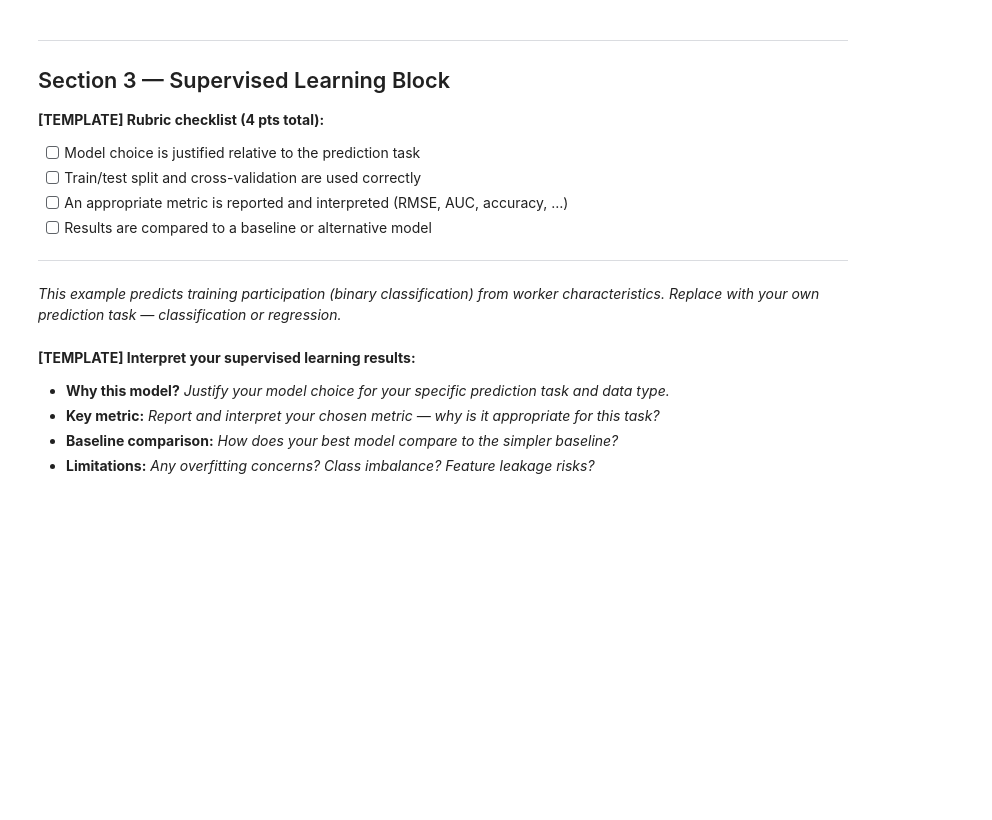
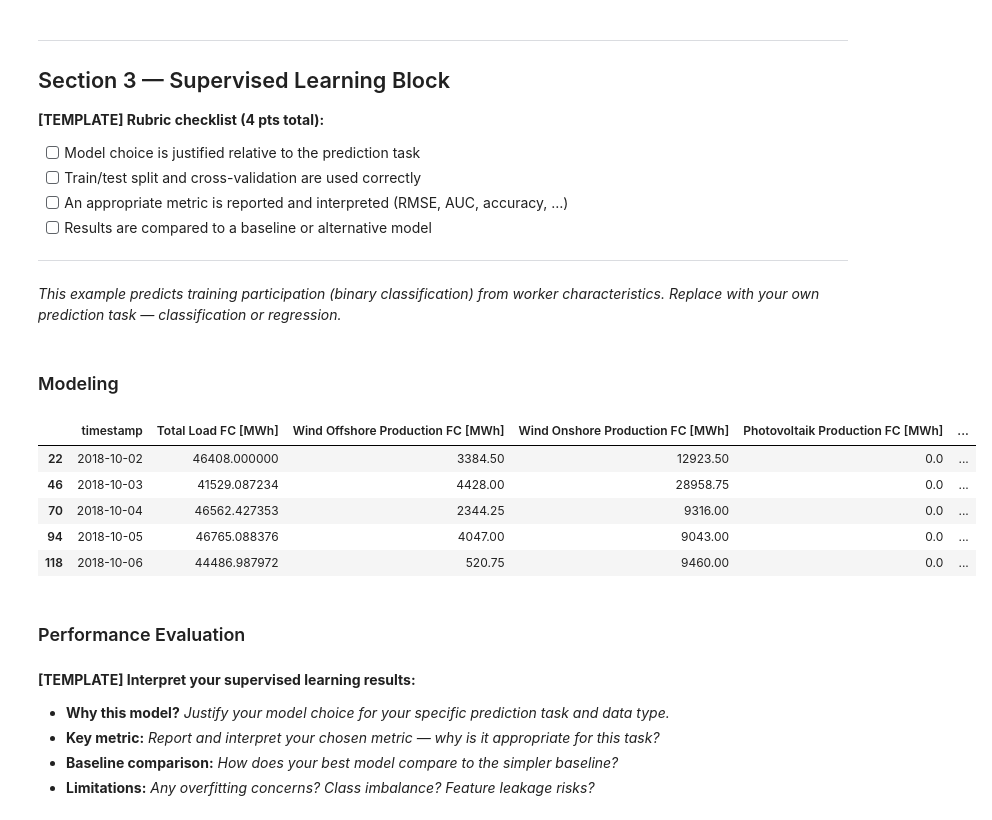
Before and after one commit to TimSchmale/dai-mission-group-T, a Jupyter notebook: notebook.ipynb, the cells around one changed output. Cells and saved outputs as stored; diff of their text form; code cells hidden in the pictures; blank space fills up the shorter version.

```diff
--- a/notebook.ipynb
+++ b/notebook.ipynb
@@ -415,11 +417,11 @@ a = first_window[col].median()
 b = 1.4826 * np.median(np.abs(first_window[col] - a))
 
 # --- 4) Gemeinsame Spalte anlegen ---
-df_sorted["asinh_final"] = np.nan
+df_sorted["Stabilized Day Ahead Price [EUR/MWh]"] = np.nan
 
 # --- 5) Erstes Fenster transformieren ---
 mask_first = df_sorted["timestamp"] < end_ts
-df_sorted.loc[mask_first, "asinh_final"] = np.arcsinh(
+df_sorted.loc[mask_first, "Stabilized Day Ahead Price [EUR/MWh]"] = np.arcsinh(
     (df_sorted.loc[mask_first, col] - a) / b
 )
 
@@ -447,7 +449,7 @@ for i in range(window_days, len(unique_days)):
     mask_test = df_sorted["timestamp"].dt.floor("D") == test_day
 
     # Transformation
-    df_sorted.loc[mask_test, "asinh_final"] = np.arcsinh(
+    df_sorted.loc[mask_test, "Stabilized Day Ahead Price [EUR/MWh]"] = np.arcsinh(
         (df_sorted.loc[mask_test, col] - a_i) / b_i
     )
 
@@ -738,42 +697,22 @@ print('If the new estimate is close to the original, the result is robust to thi
 ---
 *This example predicts training participation (binary classification) from worker characteristics.
 Replace with your own prediction task — classification or regression.*
+# %% [markdown]
+### Modeling
 # %%
-# [EXAMPLE — replace X, y, and model choices for your task]
-# Prediction task: who participates in training? (binary classification)
-X = df[['age', 'education', 'distance']]
-y = df['training']
+# create one df per hour of day
+hourly_dfs = {}
 
-X_train, X_test, y_train, y_test = train_test_split(
-    X, y, test_size=0.2, random_state=42, stratify=y
-)
+for hour in range(24):
+    hourly_dfs[hour] = df[df["hour"] == hour].copy()
 
-# Baseline: logistic regression
-lr = LogisticRegression(max_iter=500)
-lr.fit(X_train, y_train)
-lr_proba = lr.predict_proba(X_test)[:, 1]
-
-# Alternative: random forest
-rf = RandomForestClassifier(n_estimators=100, n_jobs=1, random_state=42)
-rf.fit(X_train, y_train)
-rf_proba = rf.predict_proba(X_test)[:, 1]
-
-# ROC curves
-fig, ax = plt.subplots(figsize=(6, 5))
-for label, proba in [('Logistic Regression (baseline)', lr_proba),
-                     ('Random Forest', rf_proba)]:
-    fpr, tpr, _ = roc_curve(y_test, proba)
-    auc_score   = auc(fpr, tpr)
-    ax.plot(fpr, tpr, label=f'{label} (AUC = {auc_score:.3f})', linewidth=1.8)
-
-ax.plot([0, 1], [0, 1], 'k--', linewidth=0.8)
-ax.set_xlabel('False Positive Rate')
-ax.set_ylabel('True Positive Rate')
-ax.set_title('ROC Curves: Predicting Training Participation')
-ax.legend(loc='lower right')
-ax.grid(alpha=0.3)
-plt.tight_layout()
-plt.savefig('roc_curves.png', dpi=100, bbox_inches='tight')
-plt.close()
-print('ROC curves saved \u2192 roc_curves.png')
+# look at one example
+hourly_dfs[0].head()
+# %% [output]
+|  | timestamp | Total Load FC [MWh] | Wind Offshore Production FC [MWh] | Wind Onshore Production FC [MWh] | Photovoltaik Production FC [MWh] | ... |
+| 22 | 2018-10-02 | 46408.000000 | 3384.50 | 12923.50 | 0.0 | ... |
+| 46 | 2018-10-03 | 41529.087234 | 4428.00 | 28958.75 | 0.0 | ... |
+| 70 | 2018-10-04 | 46562.427353 | 2344.25 | 9316.00 | 0.0 | ... |
+| 94 | 2018-10-05 | 46765.088376 | 4047.00 | 9043.00 | 0.0 | ... |
+| 118 | 2018-10-06 | 44486.987972 | 520.75 | 9460.00 | 0.0 | ... |
 # %%
@@ -783,0 +927,2 @@ print(f'Per-fold:      {[round(s, 3) for s in cv_scores]}')
+# %% [markdown]
+### Performance Evaluation
```
Also changed, not shown: parts of 18 cells of this notebook, 4 other files.
